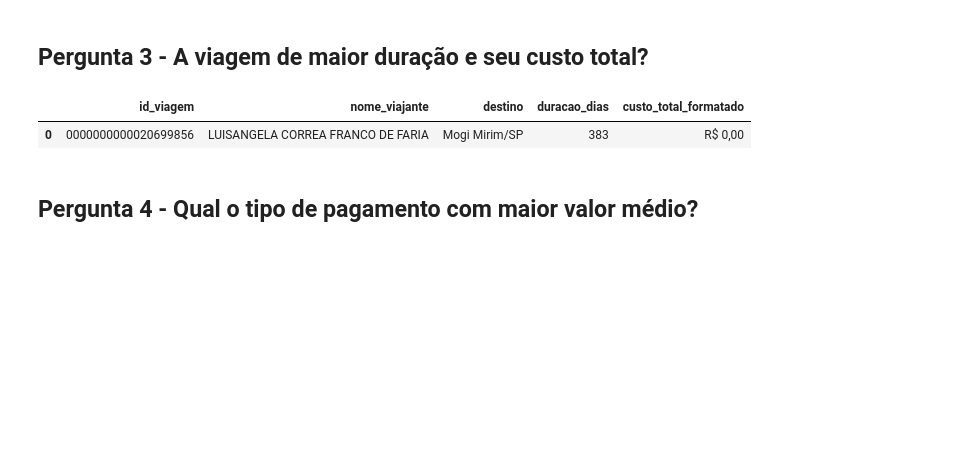
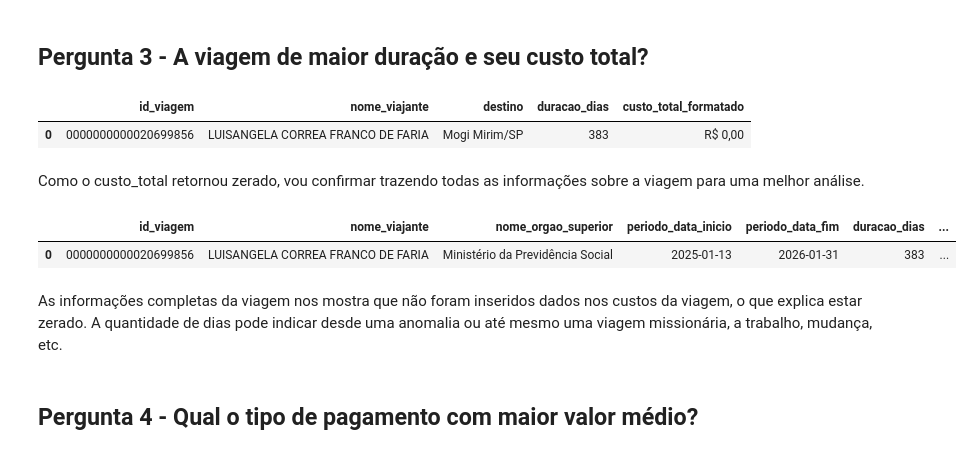
Before and after one commit to Cassio-sza/projeto_avaliativo_modulo_1_sctec, a Jupyter notebook: script/3_analise.ipynb, the cells around one changed output. Drawn from its saved outputs; the diff is of its cells as text; code cells hidden in the pictures; blank space fills up the shorter version.

```diff
--- a/3_analise.ipynb
+++ b/script/3_analise.ipynb
@@ -202,6 +206,38 @@ display(df_maior_duracao[['id_viagem', 'nome_viajante', 'destino', 'duracao_dias
 # %% [output]
 |  | id_viagem | nome_viajante | destino | duracao_dias | custo_total_formatado |
 | 0 | 0000000000020699856 | LUISANGELA CORREA FRANCO DE FARIA | Mogi Mirim/SP | 383 | R$ 0,00 |
+# %% [markdown]
+Como o custo_total retornou zerado, vou confirmar trazendo todas as informações sobre a viagem para uma melhor análise.
+# %%
+query_p3 = """
+SELECT
+    id_viagem,
+    nome_viajante,
+    nome_orgao_superior,
+    periodo_data_inicio,
+    periodo_data_fim,
+    duracao_dias,
+    valor_diarias,
+    valor_passagens,
+    valor_outros_gastos,
+    valor_devolucao,
+    valor_total AS custo_total
+FROM silver_viagem
+ORDER BY duracao_dias DESC
+LIMIT 1;
+"""
+
+# Executa a consulta e armazena no DataFrame
+df_p3 = pd.read_sql_query(query_p3, conexao)
+
+
+# Exibe o resultado na tela
+df_p3
+# %% [output]
+|  | id_viagem | nome_viajante | nome_orgao_superior | periodo_data_inicio | periodo_data_fim | duracao_dias | ... |
+| 0 | 0000000000020699856 | LUISANGELA CORREA FRANCO DE FARIA | Ministério da Previdência Social | 2025-01-13 | 2026-01-31 | 383 | ... |
+# %% [markdown]
+As informações completas da viagem nos mostra que não foram inseridos dados nos custos da viagem, o que explica estar zerado. A quantidade de dias pode indicar desde uma anomalia ou até mesmo uma viagem missionária, a trabalho, mudança, etc.
 # %% [markdown]
 ## Pergunta 4 - Qual o tipo de pagamento com maior valor médio?
 # %%
```
Also changed, not shown: parts of 13 cells of this notebook, 7 other files.
